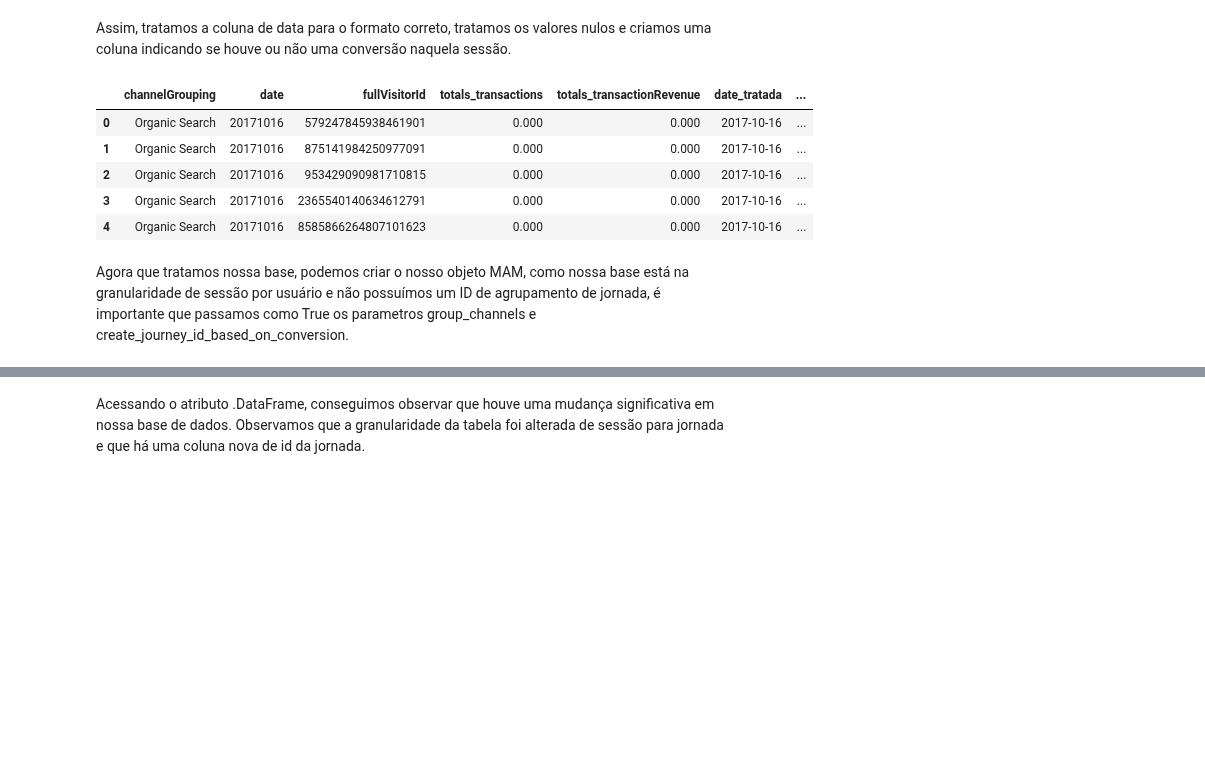
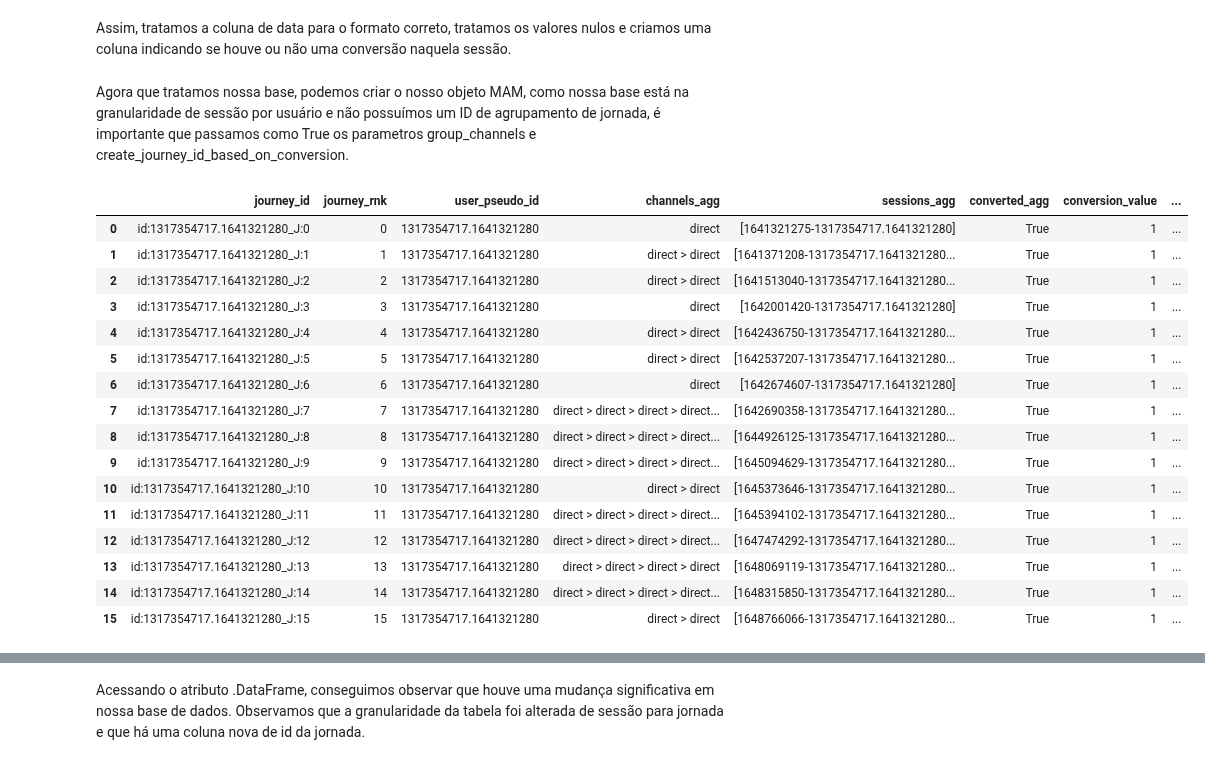
Before and after one commit to DP6/Marketing-Attribution-Models, a Jupyter notebook: Google_Demo_Attribution(MAM).ipynb, the cells around one changed output, grey strips where cells are left out. Cells and saved outputs as stored; diff of their text form; code cells hidden in the pictures; blank space fills up the shorter version.

```diff
--- a/Google_Demo_Attribution(MAM).ipynb
+++ b/Google_Demo_Attribution(MAM).ipynb
@@ -94,27 +157,35 @@ memory usage: 2.8+ MB
 # %% [markdown]
 Assim, tratamos a coluna de data para o formato correto, tratamos os valores nulos e criamos uma coluna indicando se houve ou não uma conversão naquela sessão.
-# %%
-df['date_tratada']  = pd.to_datetime( df['date'], format='%Y%m%d' )
-df['totals_transactions'].fillna(0, inplace=True)
-df['totals_transactionRevenue'].fillna(0, inplace=True)
-df['has_transaction'] = df.totals_transactions.apply(lambda x: True if x > 0 else False)
-
-df.head()
-# %% [output]
-|  | channelGrouping | date | fullVisitorId | totals_transactions | totals_transactionRevenue | date_tratada | ... |
-| 0 | Organic Search | 20171016 | 579247845938461901 | 0.000 | 0.000 | 2017-10-16 | ... |
-| 1 | Organic Search | 20171016 | 875141984250977091 | 0.000 | 0.000 | 2017-10-16 | ... |
-| 2 | Organic Search | 20171016 | 953429090981710815 | 0.000 | 0.000 | 2017-10-16 | ... |
-| 3 | Organic Search | 20171016 | 2365540140634612791 | 0.000 | 0.000 | 2017-10-16 | ... |
-| 4 | Organic Search | 20171016 | 8585866264807101623 | 0.000 | 0.000 | 2017-10-16 | ... |
 # %% [markdown]
 Agora que tratamos nossa base, podemos criar o nosso objeto MAM, como nossa base está na granularidade de sessão por usuário e não possuímos um ID de agrupamento de jornada, é importante que passamos como True os parametros group_channels e create_journey_id_based_on_conversion.
 # %%
-DP_tribution = MAM(df,
-                  channels_colname='channelGrouping',
-                  group_channels=True,
-                  group_channels_by_id_list=['fullVisitorId'],
-                  group_timestamp_colname='date_tratada',
-                  journey_with_conv_colname='has_transaction',
-                  create_journey_id_based_on_conversion = True,
-                  conversion_value='totals_transactionRevenue',)
+DP_tribution = MAM(
+    df,
+    attribution_window=30,
+    channels_colname="source_medium",
+    group_channels=True,
+    group_channels_by_id_list=["user_pseudo_id"],
+    group_timestamp_colname="event_time",
+    journey_with_conv_colname="is_conversion",
+    create_journey_id_based_on_conversion=True,
+)
+
+DP_tribution.as_pd_dataframe()
+# %% [output]
+|  | journey_id | journey_rnk | user_pseudo_id | channels_agg | sessions_agg | converted_agg | conversion_value | ... |
+| 0 | id:1317354717.1641321280_J:0 | 0 | 1317354717.1641321280 | direct | [1641321275-1317354717.1641321280] | True | 1 | ... |
+| 1 | id:1317354717.1641321280_J:1 | 1 | 1317354717.1641321280 | direct > direct | [1641371208-1317354717.1641321280... | True | 1 | ... |
+| 2 | id:1317354717.1641321280_J:2 | 2 | 1317354717.1641321280 | direct > direct | [1641513040-1317354717.1641321280... | True | 1 | ... |
+| 3 | id:1317354717.1641321280_J:3 | 3 | 1317354717.1641321280 | direct | [1642001420-1317354717.1641321280] | True | 1 | ... |
+| 4 | id:1317354717.1641321280_J:4 | 4 | 1317354717.1641321280 | direct > direct | [1642436750-1317354717.1641321280... | True | 1 | ... |
+| 5 | id:1317354717.1641321280_J:5 | 5 | 1317354717.1641321280 | direct > direct | [1642537207-1317354717.1641321280... | True | 1 | ... |
+| 6 | id:1317354717.1641321280_J:6 | 6 | 1317354717.1641321280 | direct | [1642674607-1317354717.1641321280] | True | 1 | ... |
+| 7 | id:1317354717.1641321280_J:7 | 7 | 1317354717.1641321280 | direct > direct > direct > direct... | [1642690358-1317354717.1641321280... | True | 1 | ... |
+| 8 | id:1317354717.1641321280_J:8 | 8 | 1317354717.1641321280 | direct > direct > direct > direct... | [1644926125-1317354717.1641321280... | True | 1 | ... |
+| 9 | id:1317354717.1641321280_J:9 | 9 | 1317354717.1641321280 | direct > direct > direct > direct... | [1645094629-1317354717.1641321280... | True | 1 | ... |
+| 10 | id:1317354717.1641321280_J:10 | 10 | 1317354717.1641321280 | direct > direct | [1645373646-1317354717.1641321280... | True | 1 | ... |
+| 11 | id:1317354717.1641321280_J:11 | 11 | 1317354717.1641321280 | direct > direct > direct > direct... | [1645394102-1317354717.1641321280... | True | 1 | ... |
+| 12 | id:1317354717.1641321280_J:12 | 12 | 1317354717.1641321280 | direct > direct > direct > direct... | [1647474292-1317354717.1641321280... | True | 1 | ... |
+| 13 | id:1317354717.1641321280_J:13 | 13 | 1317354717.1641321280 | direct > direct > direct > direct | [1648069119-1317354717.1641321280... | True | 1 | ... |
+| 14 | id:1317354717.1641321280_J:14 | 14 | 1317354717.1641321280 | direct > direct > direct > direct... | [1648315850-1317354717.1641321280... | True | 1 | ... |
+| 15 | id:1317354717.1641321280_J:15 | 15 | 1317354717.1641321280 | direct > direct | [1648766066-1317354717.1641321280... | True | 1 | ... |
```
Also changed, not shown: parts of 52 cells of this notebook, 1 other file.
